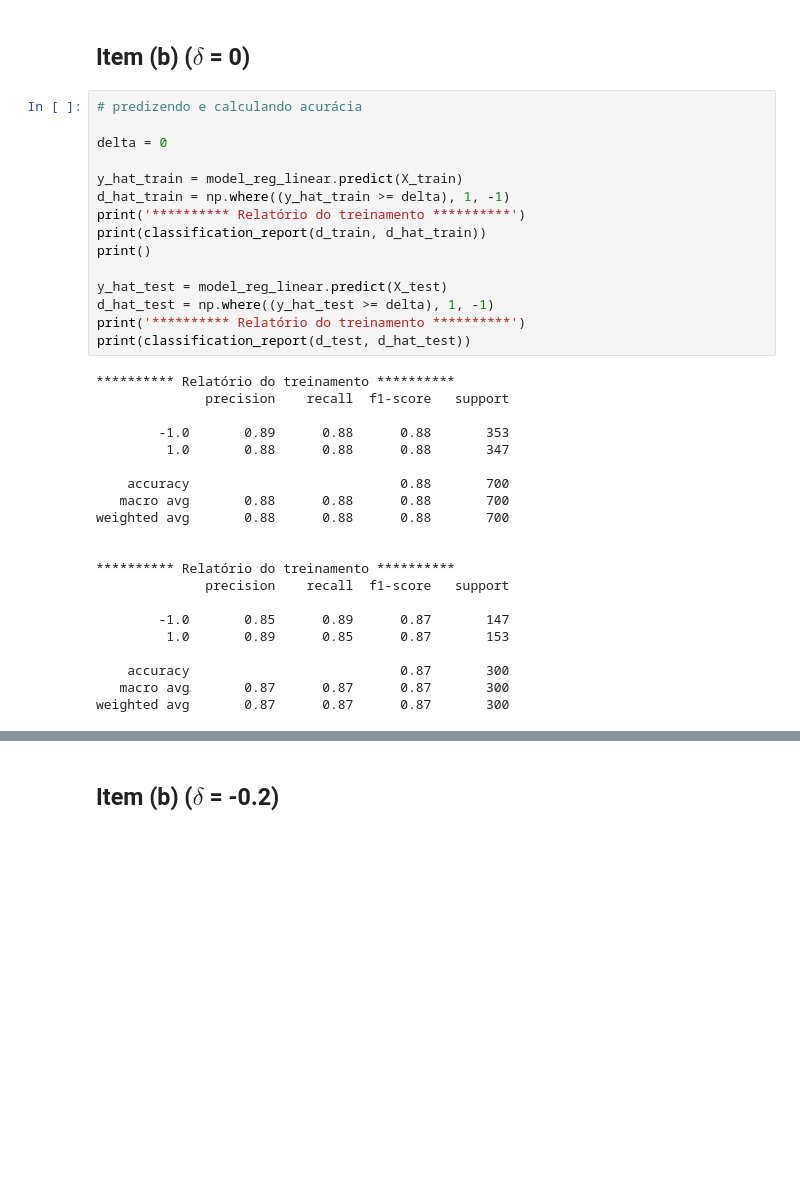
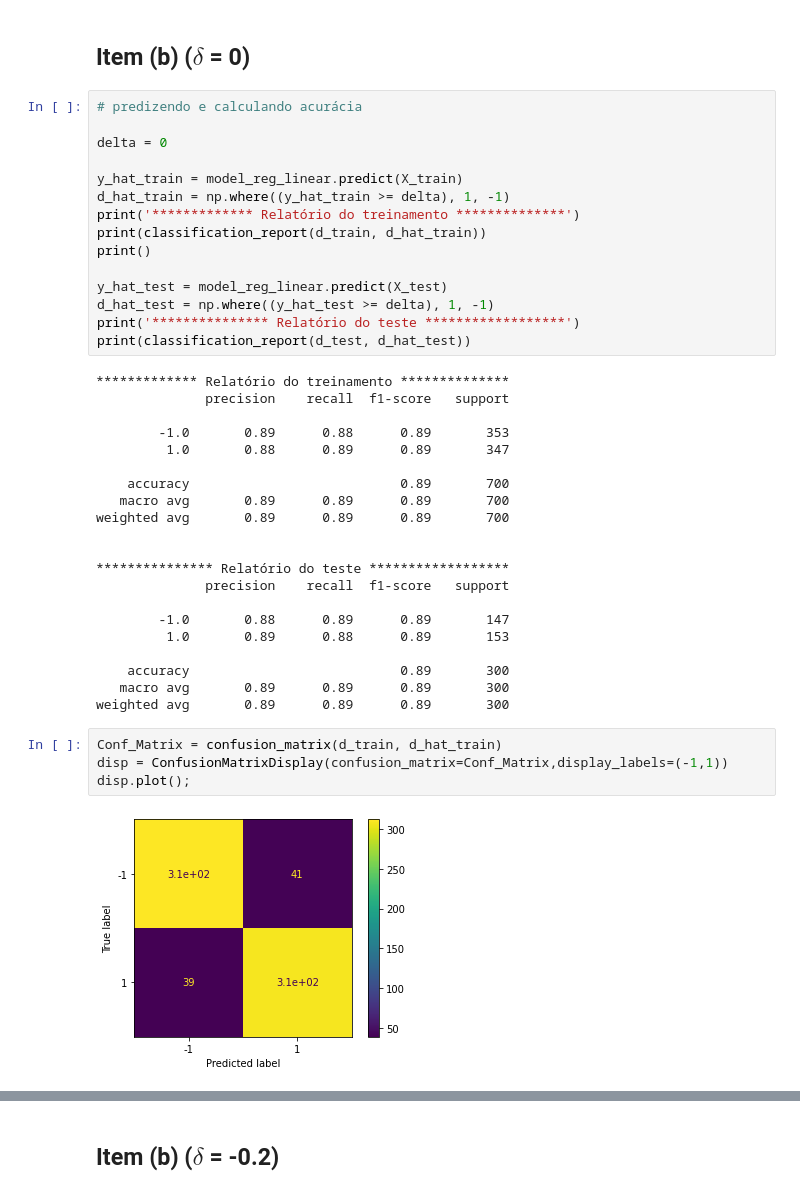
Before and after one commit to julianovale/PO450, a Jupyter notebook: Semana07_PO450_Atividade05.ipynb, the cells around one changed output, grey strips where cells are left out. Drawn from its saved outputs; the diff is of its cells as text; blank space fills up the shorter version.

```diff
--- a/Semana07_PO450_Atividade05.ipynb
+++ b/Semana07_PO450_Atividade05.ipynb
@@ -54,32 +54,38 @@ delta = 0
 
 y_hat_train = model_reg_linear.predict(X_train)
 d_hat_train = np.where((y_hat_train >= delta), 1, -1)
-print('********** Relatório do treinamento **********')
+print('************* Relatório do treinamento **************')
 print(classification_report(d_train, d_hat_train))
 print()
 
 y_hat_test = model_reg_linear.predict(X_test)
 d_hat_test = np.where((y_hat_test >= delta), 1, -1)
-print('********** Relatório do treinamento **********')
+print('*************** Relatório do teste ******************')
 print(classification_report(d_test, d_hat_test))
 # %% [output]
-********** Relatório do treinamento **********
+************* Relatório do treinamento **************
               precision    recall  f1-score   support
 
-        -1.0       0.89      0.88      0.88       353
-         1.0       0.88      0.88      0.88       347
+        -1.0       0.89      0.88      0.89       353
+         1.0       0.88      0.89      0.89       347
 
-    accuracy                           0.88       700
-   macro avg       0.88      0.88      0.88       700
-weighted avg       0.88      0.88      0.88       700
+    accuracy                           0.89       700
+   macro avg       0.89      0.89      0.89       700
+weighted avg       0.89      0.89      0.89       700
 
 
-********** Relatório do treinamento **********
+*************** Relatório do teste ******************
               precision    recall  f1-score   support
 
-        -1.0       0.85      0.89      0.87       147
-         1.0       0.89      0.85      0.87       153
+        -1.0       0.88      0.89      0.89       147
+         1.0       0.89      0.88      0.89       153
 
-    accuracy                           0.87       300
-   macro avg       0.87      0.87      0.87       300
-weighted avg       0.87      0.87      0.87       300
+    accuracy                           0.89       300
+   macro avg       0.89      0.89      0.89       300
+weighted avg       0.89      0.89      0.89       300
+# %%
+Conf_Matrix = confusion_matrix(d_train, d_hat_train)
+disp = ConfusionMatrixDisplay(confusion_matrix=Conf_Matrix,display_labels=(-1,1))
+disp.plot();
+# %% [output]
+[figure, added]
```
Also changed, not shown: parts of 20 cells of this notebook.
